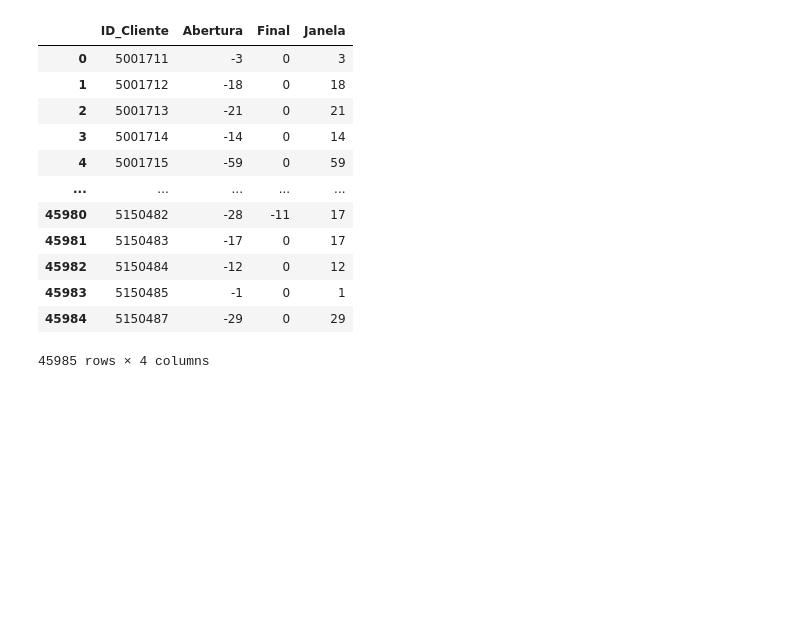
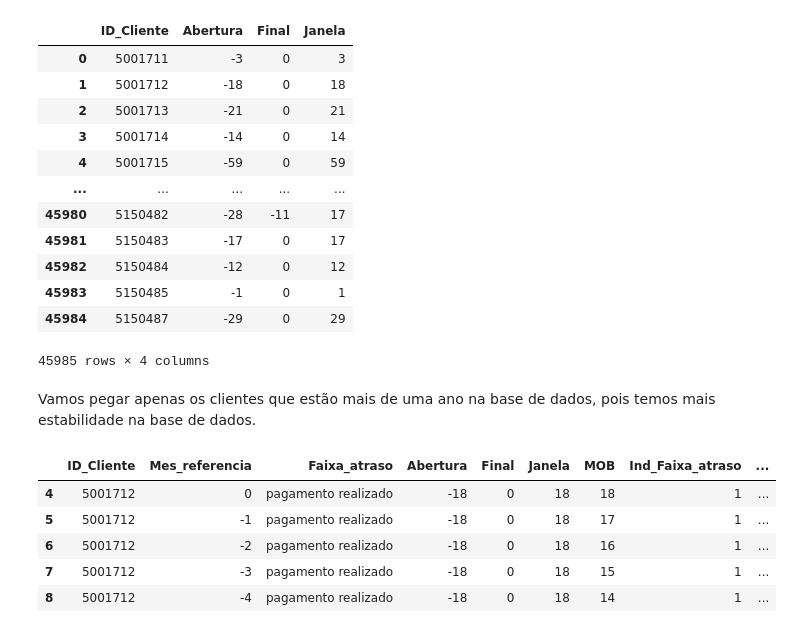
Before and after one commit to JuniorTorresMTJ/TowerBank, a Jupyter notebook: notebooks/TowerBank_Limpeza.ipynb, the cells around one changed output. Saved outputs shown, nothing was run; the diff lists cells and outputs as text; code cells hidden in the pictures; blank space fills up the shorter version.

```diff
--- a/notebooks/TowerBank_Limpeza.ipynb
+++ b/notebooks/TowerBank_Limpeza.ipynb
@@ -444,3 +511,15 @@ df_registros_creditos_ID
 | 45983 | 5150485 | -1 | 0 | 1 |
 | 45984 | 5150487 | -29 | 0 | 29 |
 45985 rows × 4 columns
+# %% [markdown]
+Vamos pegar apenas os clientes que estão mais de uma ano na base de dados, pois temos mais estabilidade na base de dados.
+# %%
+df_clientes_aprovados_tratamento1 = df_clientes_aprovados.query('Janela >= 12').copy()
+df_clientes_aprovados_tratamento1.head()
+# %% [output]
+|  | ID_Cliente | Mes_referencia | Faixa_atraso | Abertura | Final | Janela | MOB | Ind_Faixa_atraso | ... |
+| 4 | 5001712 | 0 | pagamento realizado | -18 | 0 | 18 | 18 | 1 | ... |
+| 5 | 5001712 | -1 | pagamento realizado | -18 | 0 | 18 | 17 | 1 | ... |
+| 6 | 5001712 | -2 | pagamento realizado | -18 | 0 | 18 | 16 | 1 | ... |
+| 7 | 5001712 | -3 | pagamento realizado | -18 | 0 | 18 | 15 | 1 | ... |
+| 8 | 5001712 | -4 | pagamento realizado | -18 | 0 | 18 | 14 | 1 | ... |
```
Also changed, not shown: parts of 39 cells of this notebook.
